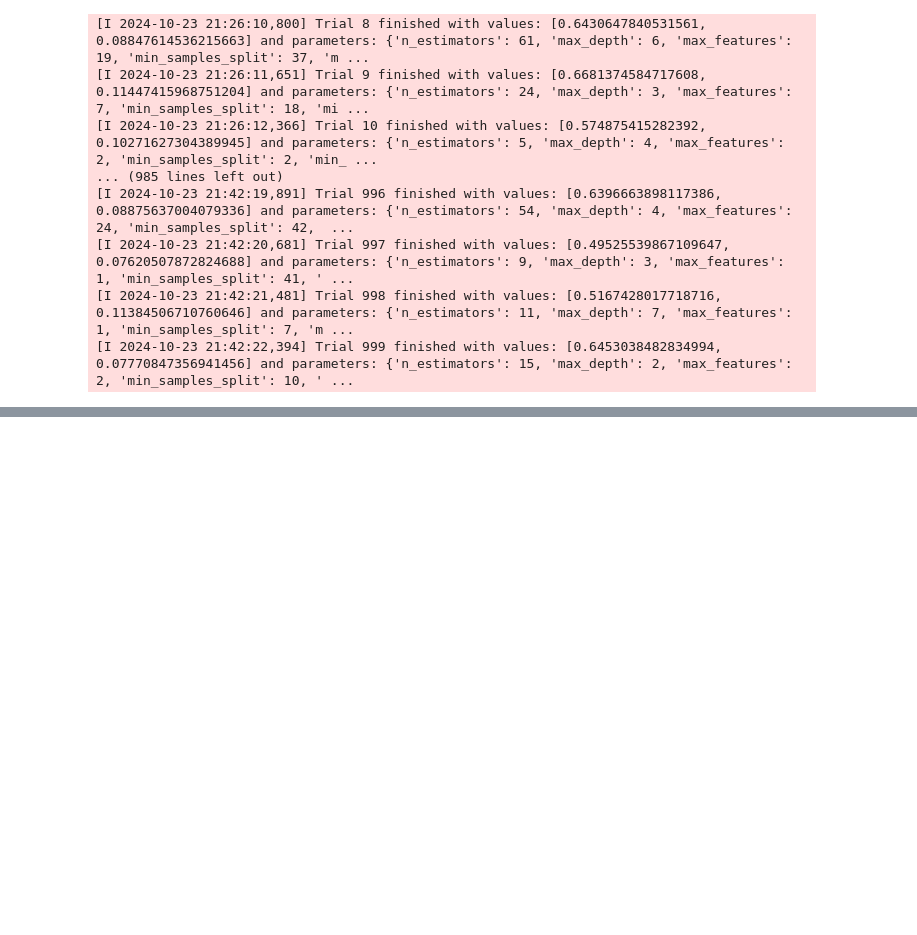
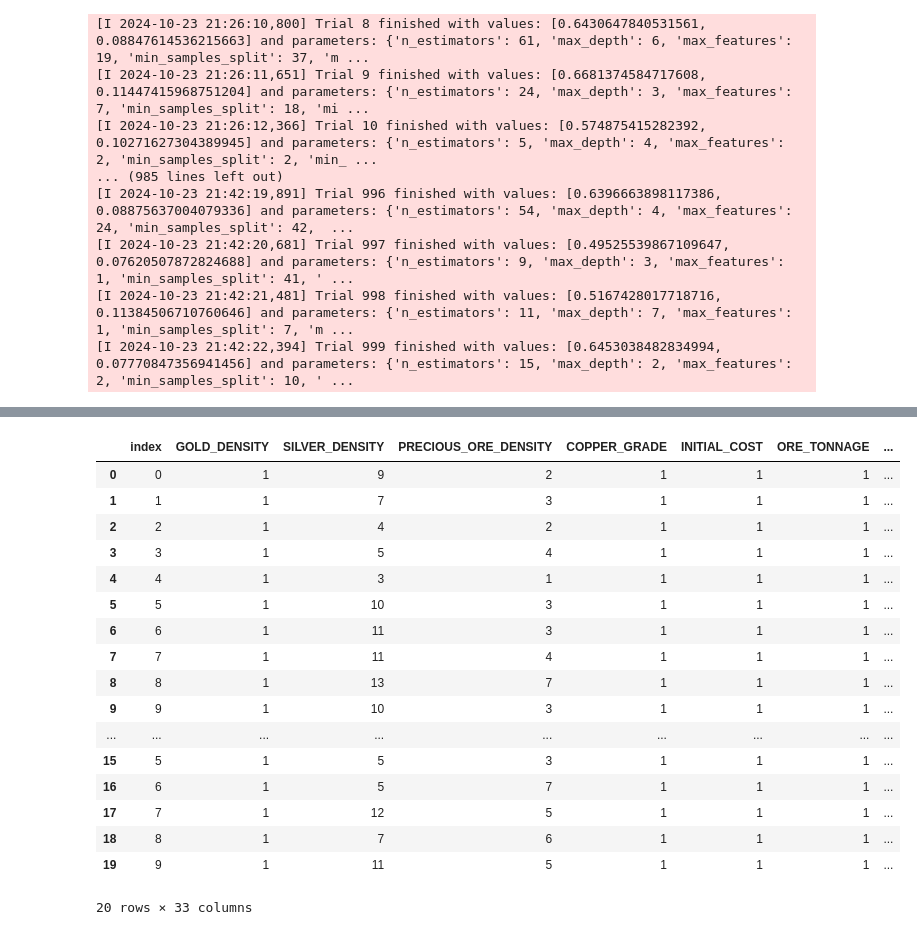
Before and after one commit to ian011403/mineral_prospect, a Jupyter notebook: notebooks/ian/copper/modeling/randomforest/ian-copper-feature-selection.ipynb, the cells around one changed output, grey strips where cells are left out. Drawn from its saved outputs; the diff is of its cells as text; code cells hidden in the pictures; blank space fills up the shorter version.

```diff
--- a/notebooks/ian/copper/modeling/randomforest/ian-copper-feature-selection.ipynb
+++ b/notebooks/ian/copper/modeling/randomforest/ian-copper-feature-selection.ipynb
@@ -164 +201,22 @@ with ProgressBar():
+# %%
+exp_df.head(20)
+# %% [output]
+|  | index | GOLD_DENSITY | SILVER_DENSITY | PRECIOUS_ORE_DENSITY | COPPER_GRADE | INITIAL_COST | ORE_TONNAGE | ... |
+| 0 | 0 | 1 | 9 | 2 | 1 | 1 | 1 | ... |
+| 1 | 1 | 1 | 7 | 3 | 1 | 1 | 1 | ... |
+| 2 | 2 | 1 | 4 | 2 | 1 | 1 | 1 | ... |
+| 3 | 3 | 1 | 5 | 4 | 1 | 1 | 1 | ... |
+| 4 | 4 | 1 | 3 | 1 | 1 | 1 | 1 | ... |
+| 5 | 5 | 1 | 10 | 3 | 1 | 1 | 1 | ... |
+| 6 | 6 | 1 | 11 | 3 | 1 | 1 | 1 | ... |
+| 7 | 7 | 1 | 11 | 4 | 1 | 1 | 1 | ... |
+| 8 | 8 | 1 | 13 | 7 | 1 | 1 | 1 | ... |
+| 9 | 9 | 1 | 10 | 3 | 1 | 1 | 1 | ... |
+| ... | ... | ... | ... | ... | ... | ... | ... | ... |
+| 15 | 5 | 1 | 5 | 3 | 1 | 1 | 1 | ... |
+| 16 | 6 | 1 | 5 | 7 | 1 | 1 | 1 | ... |
+| 17 | 7 | 1 | 12 | 5 | 1 | 1 | 1 | ... |
+| 18 | 8 | 1 | 7 | 6 | 1 | 1 | 1 | ... |
+| 19 | 9 | 1 | 11 | 5 | 1 | 1 | 1 | ... |
+20 rows × 33 columns
 # %%
```
Also changed, not shown: parts of 13 cells of this notebook, 23 other files.
